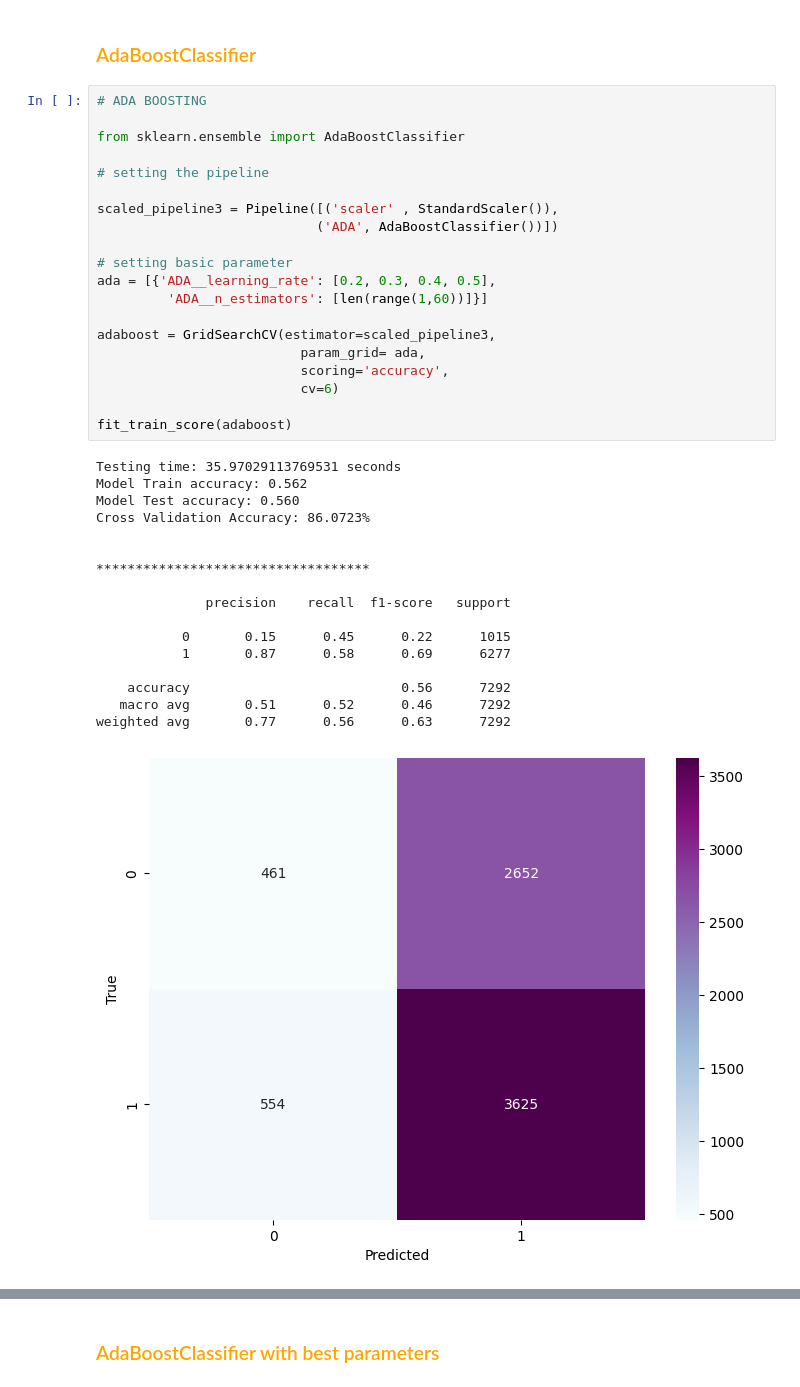
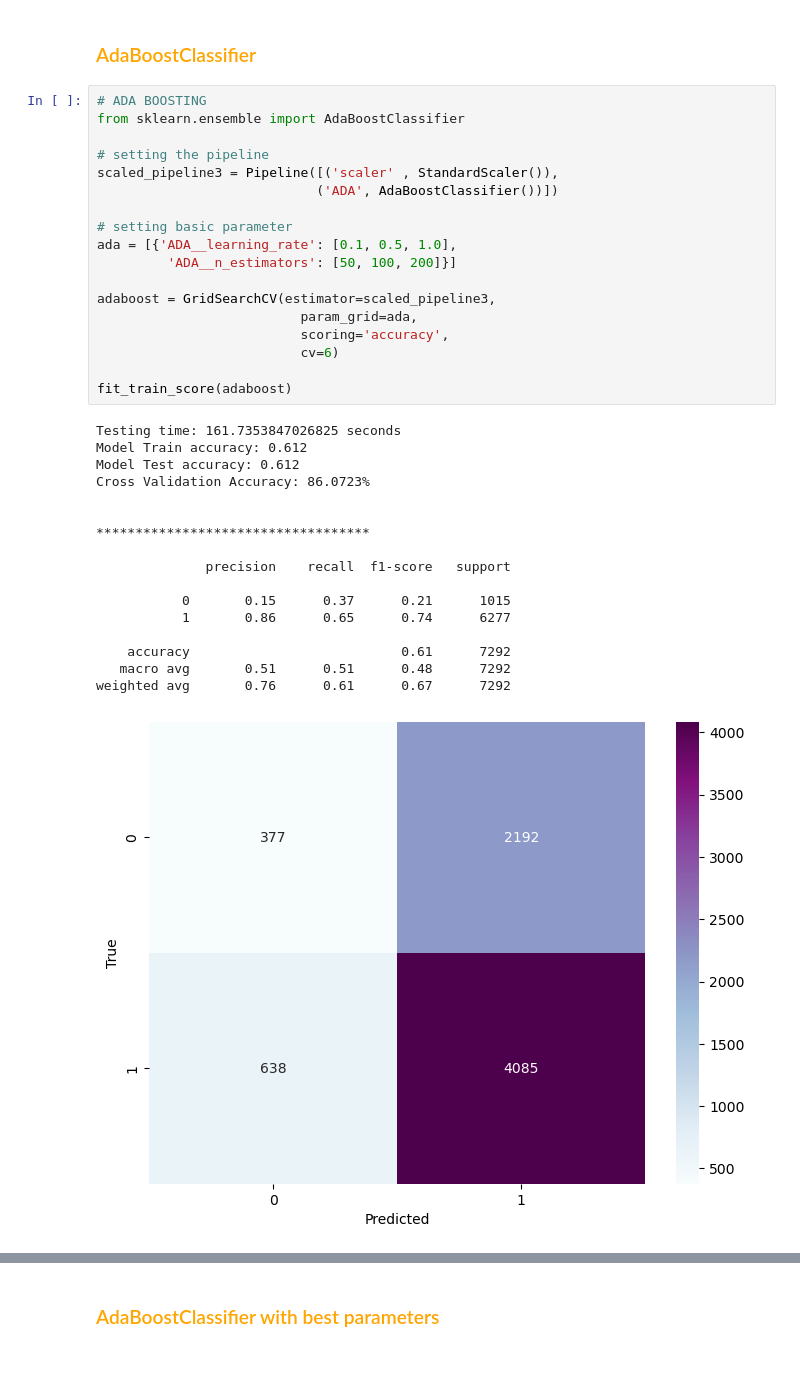
Before and after one commit to ndungek/Credit-Card-Approval-Prediction, a Jupyter notebook: approval.ipynb, the cells around one changed output, grey strips where cells are left out. Cells and saved outputs as stored; diff of their text form.

```diff
--- a/approval.ipynb
+++ b/approval.ipynb
@@ -1532,42 +1577,40 @@ plot_learning_curve(random_best)
 ### <span style ='color : orange ' > AdaBoostClassifier </span>
 # %%
 # ADA BOOSTING
-
 from sklearn.ensemble import AdaBoostClassifier
 
 # setting the pipeline
-
 scaled_pipeline3 = Pipeline([('scaler' , StandardScaler()),
                             ('ADA', AdaBoostClassifier())])
 
 # setting basic parameter
-ada = [{'ADA__learning_rate': [0.2, 0.3, 0.4, 0.5],
-         'ADA__n_estimators': [len(range(1,60))]}]
+ada = [{'ADA__learning_rate': [0.1, 0.5, 1.0],
+         'ADA__n_estimators': [50, 100, 200]}]
 
 adaboost = GridSearchCV(estimator=scaled_pipeline3,
-                          param_grid= ada,
+                          param_grid=ada,
                           scoring='accuracy',
                           cv=6)
 
 fit_train_score(adaboost)
 # %% [output]
-Testing time: 35.97029113769531 seconds
-Model Train accuracy: 0.562
-Model Test accuracy: 0.560
+Testing time: 161.7353847026825 seconds
+Model Train accuracy: 0.612
+Model Test accuracy: 0.612
 Cross Validation Accuracy: 86.0723%
 
 
 ***********************************
 
               precision    recall  f1-score   support
 
-           0       0.15      0.45      0.22      1015
-           1       0.87      0.58      0.69      6277
+           0       0.15      0.37      0.21      1015
+           1       0.86      0.65      0.74      6277
 
-    accuracy                           0.56      7292
-   macro avg       0.51      0.52      0.46      7292
-weighted avg       0.77      0.56      0.63      7292
+    accuracy                           0.61      7292
+   macro avg       0.51      0.51      0.48      7292
+weighted avg       0.76      0.61      0.67      7292
-[figure, old version]
+[figure, new version]
 # %%
 adaboost.best_params_
 # %% [output]
```
Also changed, not shown: parts of 28 cells of this notebook.
